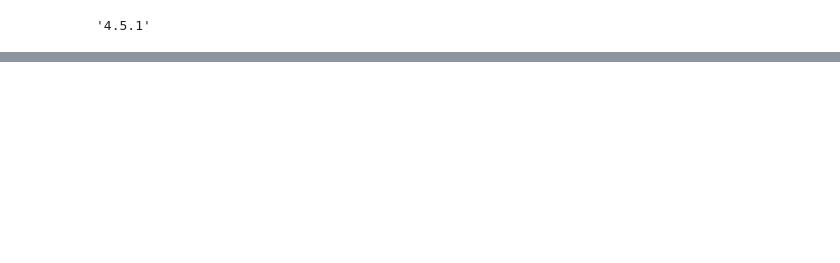
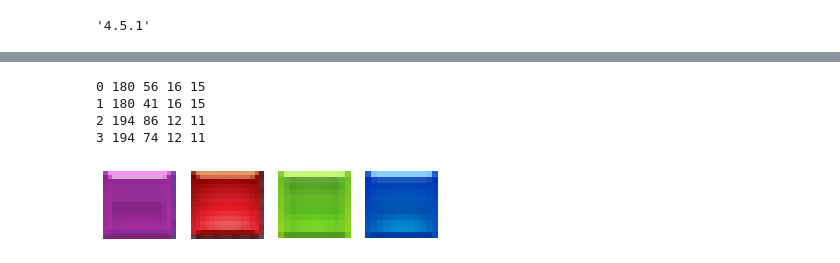
Before and after one commit to puyogg/puyo-chain-detector, a Jupyter notebook: research/Regions PPT2.ipynb, the cells around one changed output, grey strips where cells are left out. Drawn from its saved outputs; the diff is of its cells as text; code cells hidden in the pictures; blank space fills up the shorter version.

```diff
--- a/research/Regions PPT2.ipynb
+++ b/research/Regions PPT2.ipynb
@@ -237,0 +50,10 @@ res.item(0)
+# %%
+p1_fullnext_x = p1_field_x + FIELD_W + 14
+p1_fullnext_y = p1_field_y + 1
+fullnext_width = 26
+fullnext_height = 56
+
+p1_fullnext = crop(img, p1_fullnext_x, p1_fullnext_y, fullnext_width, fullnext_height)
+plt.figure(figsize=(10, 10))
+plt.imshow(p1_fullnext)
+plt.show()
@@ -237,0 +62,24 @@ res.item(0)
+# %%
+p1_nextpuyos = [
+    crop(img, p1_fullnext_x, p1_fullnext_y, PUYO_W, PUYO_H),
+    crop(img, p1_fullnext_x, p1_fullnext_y + PUYO_H, PUYO_W, PUYO_H),
+    crop(img, p1_fullnext_x + 14, p1_fullnext_y + PUYO_H * 2 + 3, 12, 11),
+    crop(img, p1_fullnext_x + 14, p1_fullnext_y + PUYO_H * 2 + 3 + 12, 12, 11),
+]
+
+print(0, p1_fullnext_x, p1_fullnext_y + PUYO_H, PUYO_W, PUYO_H)
+print(1, p1_fullnext_x, p1_fullnext_y, PUYO_W, PUYO_H)
+print(2, p1_fullnext_x + 14, p1_fullnext_y + PUYO_H * 2 + 3 + 12, 12, 11)
+print(3, p1_fullnext_x + 14, p1_fullnext_y + PUYO_H * 2 + 3, 12, 11)
+
+fig, ax = plt.subplots(1, 4)
+for i in range(4):
+    ax[i].imshow(p1_nextpuyos[i])
+    ax[i].axis("off")
+plt.show()
+# %% [output]
+0 180 56 16 15
+1 180 41 16 15
+2 194 86 12 11
+3 194 74 12 11
+[figure, added]
```
Also changed, not shown: parts of 51 cells of this notebook, 17 other files.
